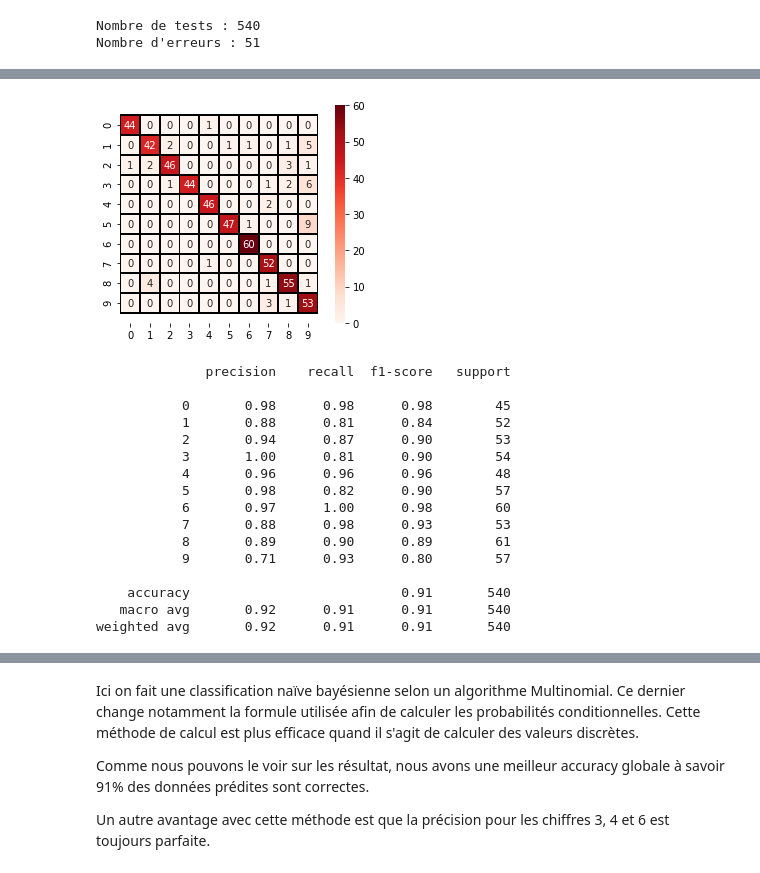
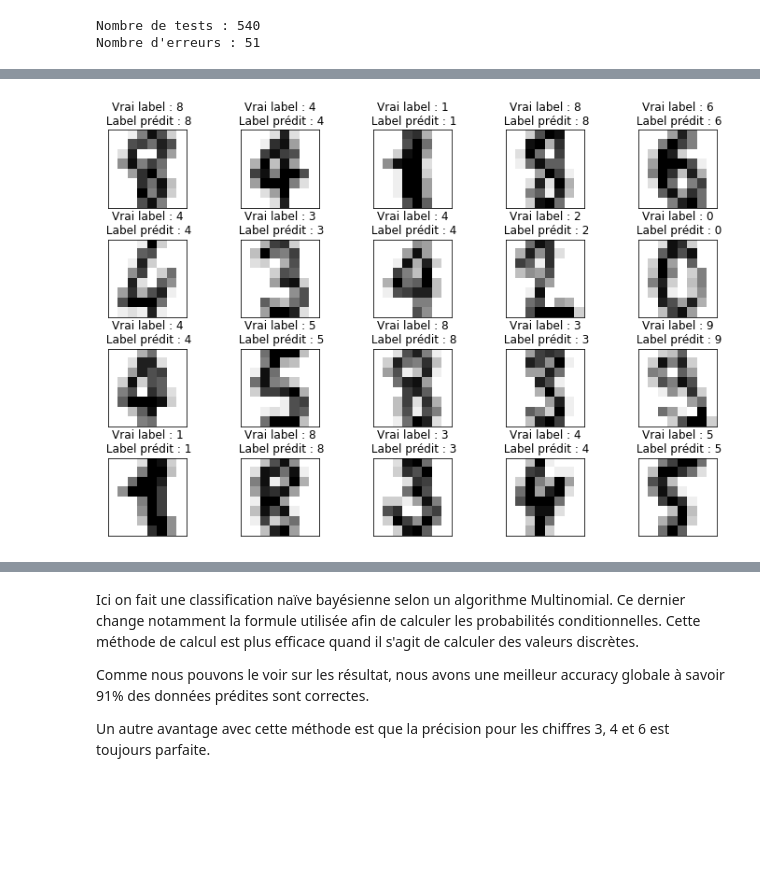
Before and after one commit to JohanChataigne/handwritten_digits_recognition, a Jupyter notebook: Assignment1.ipynb, the cells around one changed output, grey strips where cells are left out. Drawn from its saved outputs; the diff is of its cells as text; code cells hidden in the pictures; blank space fills up the shorter version.

```diff
--- a/Assignment1.ipynb
+++ b/Assignment1.ipynb
@@ -185,20 +178,26 @@ Nous allons tester les différentes méthodes en changeant les paramètres suiva
 from sklearn.naive_bayes import MultinomialNB
 from sklearn.model_selection import train_test_split
 
-X_bayes=digits.data
-Y_bayes=digits.target
+def multiNB(X,Y, p_test):
+    X_bayes=digits.data
+    Y_bayes=digits.target
 
-# Séparer les données d'entraînemetn avec celles de tests avec une taille de test égale à 30% des données initiales
-X_train, X_test, Y_train, Y_test = train_test_split(X_bayes, Y_bayes, test_size=0.3, random_state=0)
+    # Séparer les données d'entraînemetn avec celles de tests avec une taille de test égale à p_test des données initiales
+    X_train, X_test, Y_train, Y_test = train_test_split(X_bayes, Y_bayes, test_size=p_test, random_state=0)
 
-nb = MultinomialNB()
+    nb = MultinomialNB()
 
-# S'entraîne (fit) sur les données d'entraînement et on prédit les valeurs que l'on aura
-# concernant les données de test : labels prédits
-pred_multiNB = nb.fit(X_train,Y_train).predict(X_test)
+    # S'entraîne (fit) sur les données d'entraînement et on prédit les valeurs que l'on aura
+    # concernant les données de test : labels prédits
+    pred_multiNB = nb.fit(X_train,Y_train).predict(X_test)
 
-print("Nombre de tests : %d"%X_test.shape[0])
-print("Nombre d'erreurs : %d"%(Y_test != pred_multiNB).sum())
+    print("Nombre de tests : %d"%X_test.shape[0])
+    print("Nombre d'erreurs : %d"%(Y_test != pred_multiNB).sum())
+
+    return X_train, X_test, Y_train, Y_test, pred_multiNB
+
+# 30% de tests
+X_train, X_test, Y_train, Y_test, pred_multiNB = multiNB(digits.data,digits.target,0.3)
 # %% [output]
 Nombre de tests : 540
 Nombre d'erreurs : 51
@@ -219,32 +204,4 @@ for axi in ax.flat:
-# %%
-# Nous obtenons les résultats dans la matrice de confusion
-confution_matrix_multiNB = metrics.confusion_matrix(Y_test, pred_multiNB, labels=range(n_clusters))
-
-# On l'affiche sur une heatmap
-ax = heatmap(confution_matrix_multiNB, annot=True, cmap="Reds", square=True, linecolor="black", fmt='d', linewidths = 1)
-b, t = plt.ylim()
-b += 0.5
-t -= 0.5
-plt.ylim(b, t)
-plt.show()
-
-report_multiNB = metrics.classification_report(Y_test, pred_multiNB)
-print(report_multiNB)
-# %% [output]
-[figure, removed]
-              precision    recall  f1-score   support
-
-           0       0.98      0.98      0.98        45
-           1       0.88      0.81      0.84        52
-           2       0.94      0.87      0.90        53
-           3       1.00      0.81      0.90        54
-           4       0.96      0.96      0.96        48
-           5       0.98      0.82      0.90        57
-           6       0.97      1.00      0.98        60
-           7       0.88      0.98      0.93        53
-           8       0.89      0.90      0.89        61
-           9       0.71      0.93      0.80        57
-
-    accuracy                           0.91       540
-   macro avg       0.92      0.91      0.91       540
-weighted avg       0.92      0.91      0.91       540
+# %%
+show_random_images(X_test,Y_test,pred_multiNB)
+# %% [output]
+[figure, added]
```
Also changed, not shown: parts of 58 cells of this notebook.
